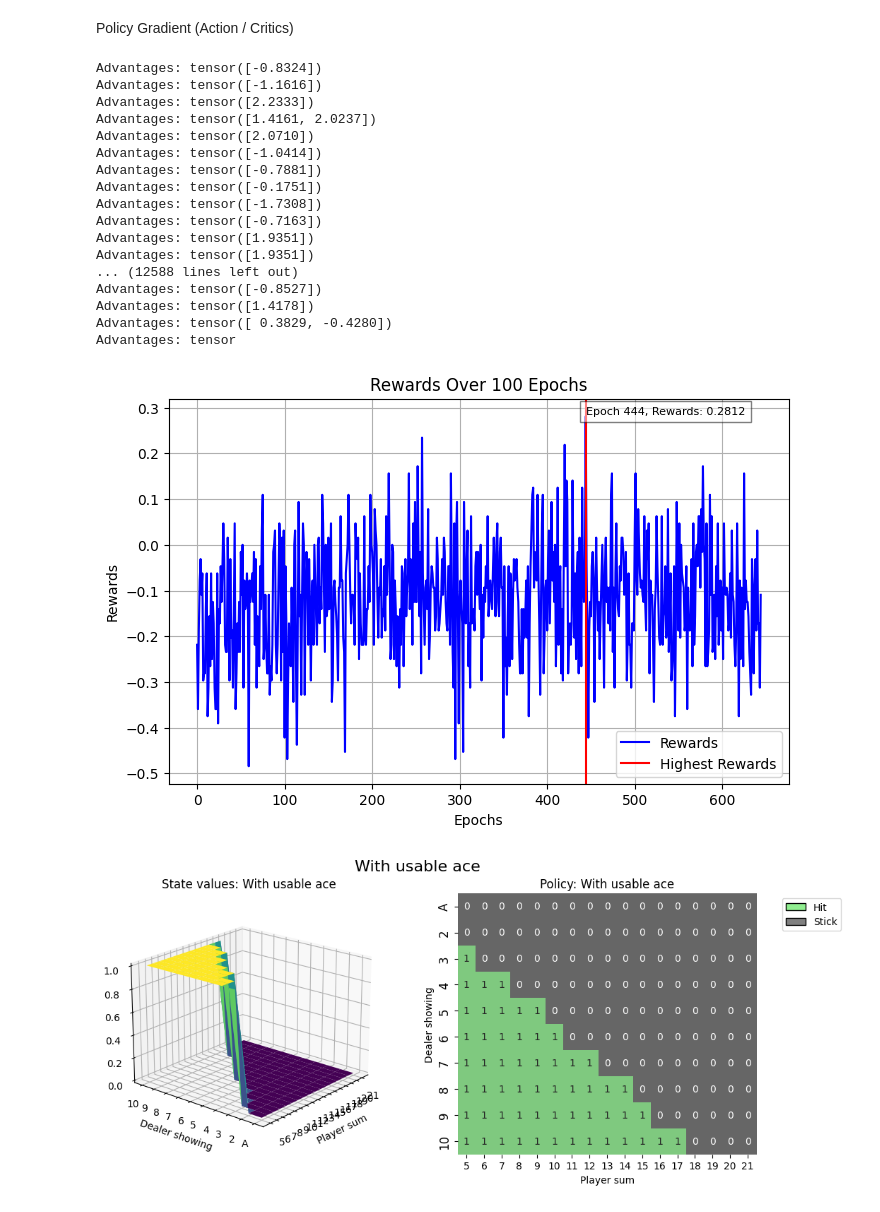
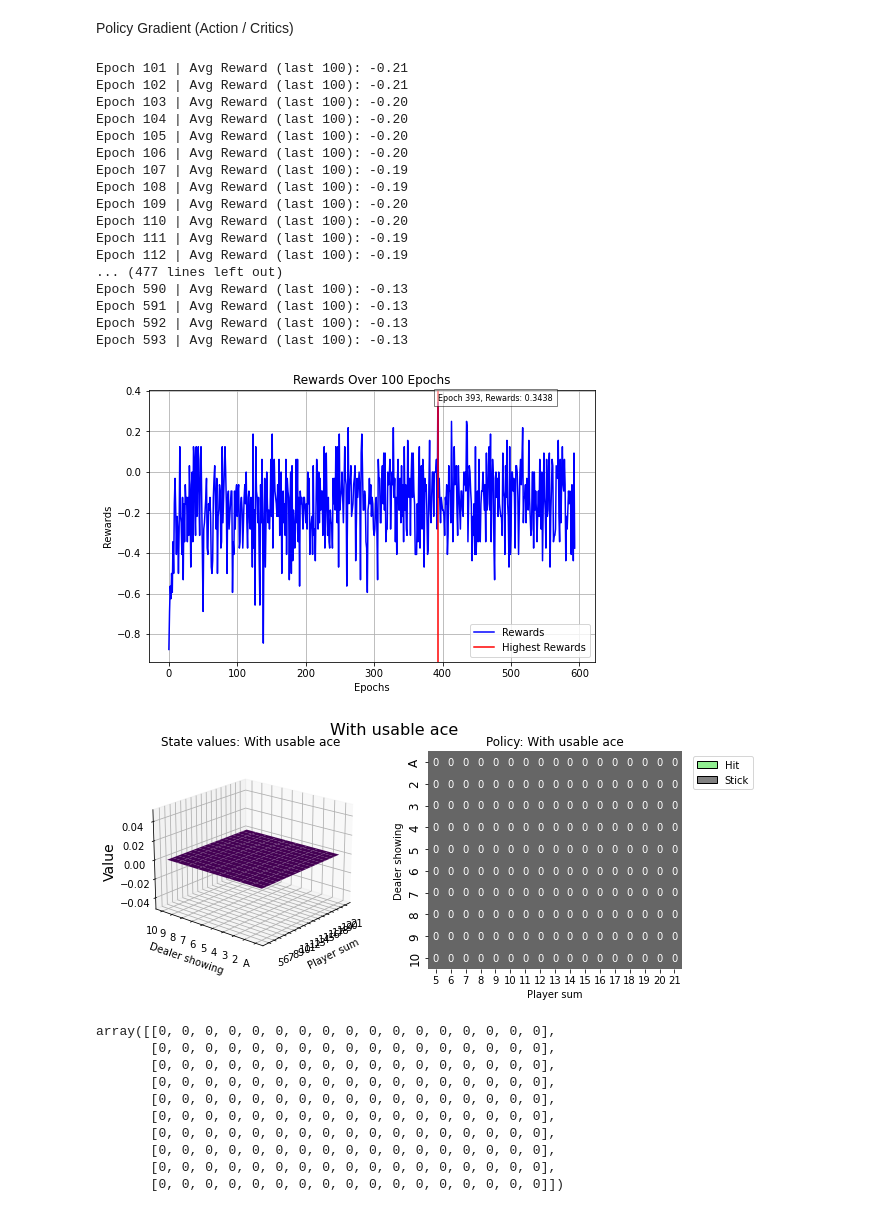
Before and after one commit to steveksh/Black-Jack-RL, a Jupyter notebook: game/notebooks/pg_batches_value_critic.ipynb, the cells around one changed output. Drawn from its saved outputs; the diff is of its cells as text; code cells hidden in the pictures.

```diff
--- a/game/notebooks/pg_batches_value_critic.ipynb
+++ b/game/notebooks/pg_batches_value_critic.ipynb
@@ -21,9 +21,9 @@ class Policy(nn.Module):
         super(Policy, self).__init__()
 
         self.fnn = nn.Sequential(
-            nn.Linear(state_dim, 256),
+            nn.Linear(state_dim, 128),
             nn.ReLU(),
-            nn.Linear(256, action_dim),
+            nn.Linear(128, action_dim),
             nn.Softmax()
         )
 
@@ -68,9 +68,9 @@ class Value(nn.Module):
     def __init__(self, state_dim):
         super().__init__()
         self.net = nn.Sequential(
-            nn.Linear(state_dim, 256),
+            nn.Linear(state_dim, 128),
             nn.ReLU(),
-            nn.Linear(256, 1)
+            nn.Linear(128, 1)
         )
 
     def forward(self, state):
@@ -83,8 +83,8 @@ value_net = Value(3)
 policy_optimizer = torch.optim.Adam(policy.parameters(), lr=0.0005)
 value_optimizer = torch.optim.Adam(value_net.parameters(), lr=0.0005)
 
-gamma = 0.25
-batch_size = 64
+gamma = 0.5
+batch_size = 32
 epoches = 10_000
 best_reward = -np.inf
 break_counter = 0
@@ -161,7 +161,7 @@ for epoch in range(epoches):
 
         """
         entropy = dist.entropy()
-        policy_loss = -(log_probs * advantages).sum() - 0.01 * entropy.sum()
+        policy_loss = -(log_probs * advantages).sum() - 0.05 * entropy.sum()
 
         batch_policy_loss.append(policy_loss)
 
@@ -198,23 +198,23 @@ for epoch in range(epoches):
     else:
         break_counter += 1
 # %% [output]
-Advantages: tensor([-0.8324])
-Advantages: tensor([-1.1616])
-Advantages: tensor([2.2333])
-Advantages: tensor([1.4161, 2.0237])
-Advantages: tensor([2.0710])
-Advantages: tensor([-1.0414])
-Advantages: tensor([-0.7881])
-Advantages: tensor([-0.1751])
-Advantages: tensor([-1.7308])
-Advantages: tensor([-0.7163])
-Advantages: tensor([1.9351])
-Advantages: tensor([1.9351])
-... (12588 lines left out)
-Advantages: tensor([-0.8527])
-Advantages: tensor([1.4178])
-Advantages: tensor([ 0.3829, -0.4280])
-Advantages: tensor
+Epoch 101 | Avg Reward (last 100): -0.21
+Epoch 102 | Avg Reward (last 100): -0.21
+Epoch 103 | Avg Reward (last 100): -0.20
+Epoch 104 | Avg Reward (last 100): -0.20
+Epoch 105 | Avg Reward (last 100): -0.20
+Epoch 106 | Avg Reward (last 100): -0.20
+Epoch 107 | Avg Reward (last 100): -0.19
+Epoch 108 | Avg Reward (last 100): -0.19
+Epoch 109 | Avg Reward (last 100): -0.20
+Epoch 110 | Avg Reward (last 100): -0.20
+Epoch 111 | Avg Reward (last 100): -0.19
+Epoch 112 | Avg Reward (last 100): -0.19
+... (477 lines left out)
+Epoch 590 | Avg Reward (last 100): -0.13
+Epoch 591 | Avg Reward (last 100): -0.13
+Epoch 592 | Avg Reward (last 100): -0.13
+Epoch 593 | Avg Reward (last 100): -0.13
 # %%
 import matplotlib.pyplot as plt
 
@@ -247,7 +247,7 @@ plt.grid(True)
 # Show the plot
 plt.show()
 # %% [output]
-[figure, old version]
+[figure, new version]
 # %%
 from modules.utils import *
 
@@ -313,34 +315,45 @@ def create_plots(value_grid, policy_grid, title: str):
     plt.xticks(range(5, 22), range(5, 22))
     plt.yticks(range(1, 11), ["A"] + list(range(2, 11)))
     ax1.set_title(f"State values: {title}")
     ax1.set_xlabel("Player sum")
     ax1.set_ylabel("Dealer showing")
     ax1.zaxis.set_rotate_label(False)
     ax1.set_zlabel("Value", fontsize=14, rotation=90)
     ax1.view_init(20, 220)
 
     # plot the policy
     fig.add_subplot(1, 2, 2)
     ax2 = sns.heatmap(policy_grid, linewidth=0, annot=True, cmap="Accent_r", cbar=False)
     ax2.set_title(f"Policy: {title}")
     ax2.set_xlabel("Player sum")
     ax2.set_ylabel("Dealer showing")
     ax2.set_xticklabels(range(5, 22))
     ax2.set_yticklabels(["A"] + list(range(2, 11)), fontsize=12)
 
     # add a legend
     legend_elements = [
         Patch(facecolor="lightgreen", edgecolor="black", label="Hit"),
         Patch(facecolor="grey", edgecolor="black", label="Stick"),
     ]
     ax2.legend(handles=legend_elements, bbox_to_anchor=(1.3, 1))
     return fig
 
 value_grid, policy_grid = create_grids(policy, usable_ace=True)
 fig = create_plots(value_grid, policy_grid, title="With usable ace")
 plt.show()
+policy_grid
 # %% [output]
-[figure, old version]
+[figure, new version]
+array([[0, 0, 0, 0, 0, 0, 0, 0, 0, 0, 0, 0, 0, 0, 0, 0, 0],
+       [0, 0, 0, 0, 0, 0, 0, 0, 0, 0, 0, 0, 0, 0, 0, 0, 0],
+       [0, 0, 0, 0, 0, 0, 0, 0, 0, 0, 0, 0, 0, 0, 0, 0, 0],
+       [0, 0, 0, 0, 0, 0, 0, 0, 0, 0, 0, 0, 0, 0, 0, 0, 0],
+       [0, 0, 0, 0, 0, 0, 0, 0, 0, 0, 0, 0, 0, 0, 0, 0, 0],
+       [0, 0, 0, 0, 0, 0, 0, 0, 0, 0, 0, 0, 0, 0, 0, 0, 0],
+       [0, 0, 0, 0, 0, 0, 0, 0, 0, 0, 0, 0, 0, 0, 0, 0, 0],
+       [0, 0, 0, 0, 0, 0, 0, 0, 0, 0, 0, 0, 0, 0, 0, 0, 0],
+       [0, 0, 0, 0, 0, 0, 0, 0, 0, 0, 0, 0, 0, 0, 0, 0, 0],
+       [0, 0, 0, 0, 0, 0, 0, 0, 0, 0, 0, 0, 0, 0, 0, 0, 0]])
 # %%
 usable_ace = True
 policy_grid = defaultdict(int)
```
Also changed, not shown: parts of 3 cells of this notebook, 15 other files.
